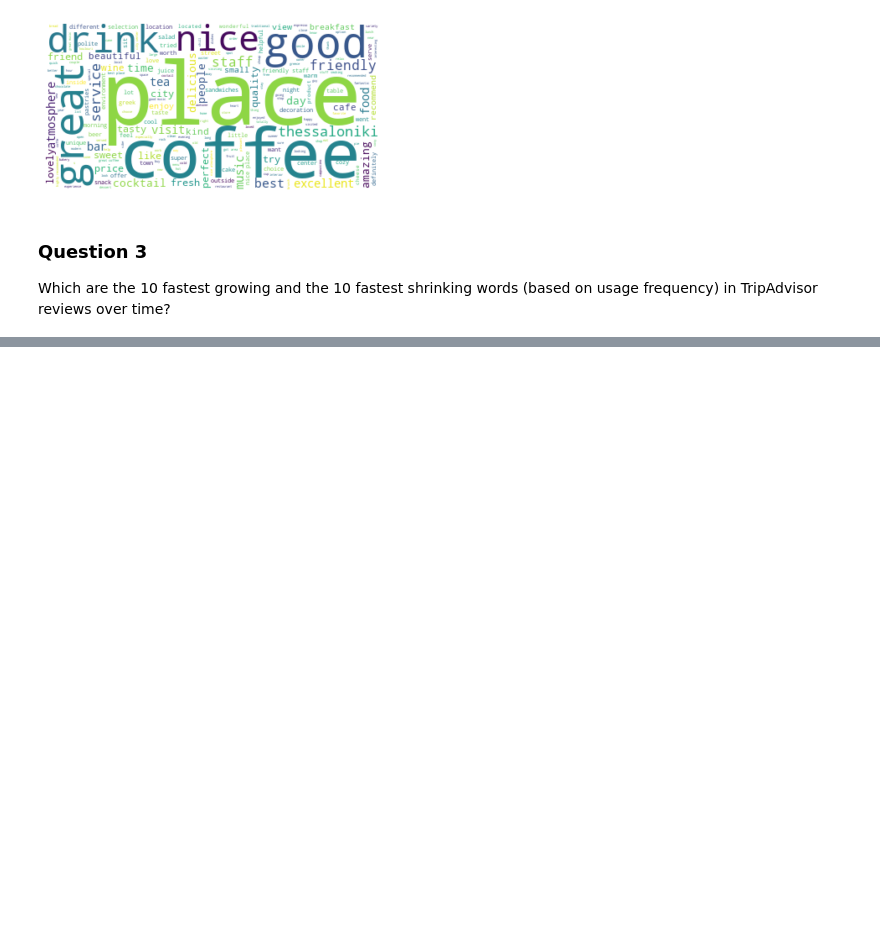
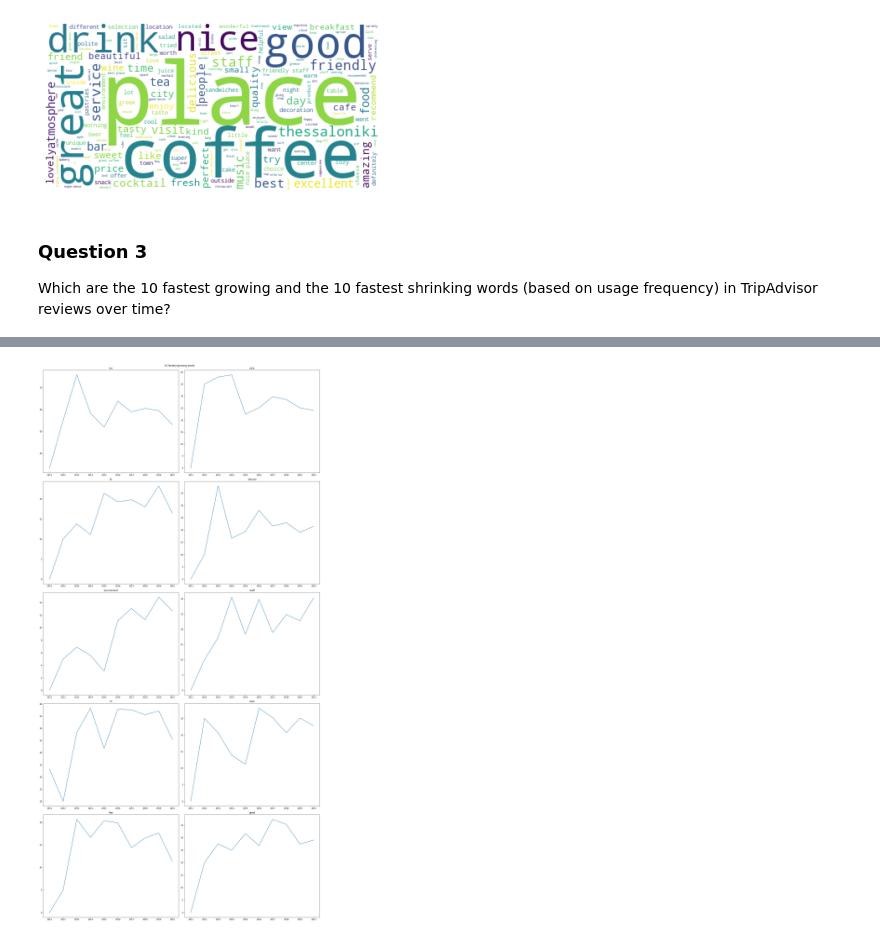
Before and after one commit to MnAppsNet/Web-Scraping-Tutorial, a Jupyter notebook: Basic_Visualizations.ipynb, the cells around one changed output, grey strips where cells are left out. Drawn from its saved outputs; the diff is of its cells as text; code cells hidden in the pictures; blank space fills up the shorter version.

```diff
--- a/Basic_Visualizations.ipynb
+++ b/Basic_Visualizations.ipynb
@@ -340,0 +404,12 @@ frequency) in TripAdvisor reviews over time?
+# %%
+# move the previous word table to a csv file
+import csv
+
+# open the file in the write mode
+with open('words.csv', 'w') as f:
+    # create the csv writer
+    writer = csv.writer(f)
+
+    # write a row to the csv file
+    for row in words_table:
+        writer.writerow(row)
@@ -340,0 +452,29 @@ frequency) in TripAdvisor reviews over time?
+# %%
+
+# Plotting fastest growing words
+X = ['2011','2012','2013', '2014', '2015', '2016', '2017', '2018', '2019','2021']
+
+# Initialise the subplot function using number of rows and columns
+figure, axis = plt.subplots(5, 2, figsize=(20,40))
+
+i = 0
+for row in fastest_growing_table[:5]:
+    Y = row[1:11]
+    axis[i,0].plot(X,Y)
+    axis[i,0].set_title(row[0])
+    i = i+1
+
+i=0
+for row in fastest_growing_table[6:12]:
+    Y = row[1:11]
+    axis[i,1].plot(X,Y)
+    axis[i,1].set_title(row[0])
+    i = i+1
+
+figure.suptitle("10 fastest growing words")
+figure.tight_layout()
+figure.subplots_adjust(top=0.97)
+# Combine all the operations and display
+plt.show()
+# %% [output]
+[figure, added]
```
Also changed, not shown: parts of 15 cells of this notebook, 15 other files.
